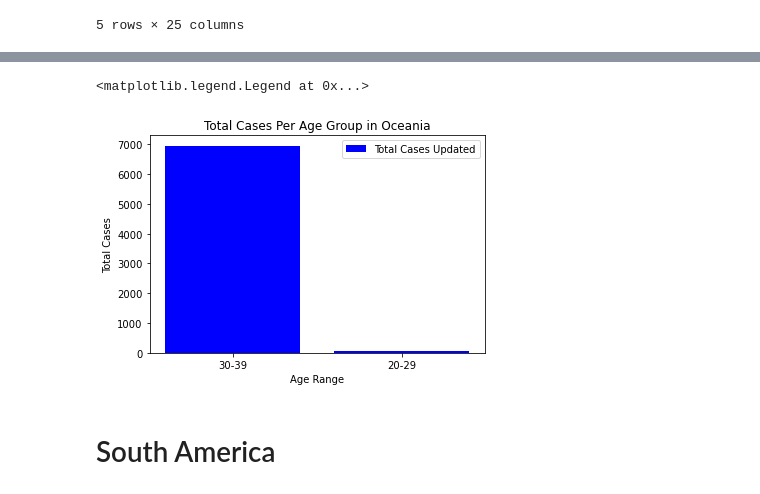
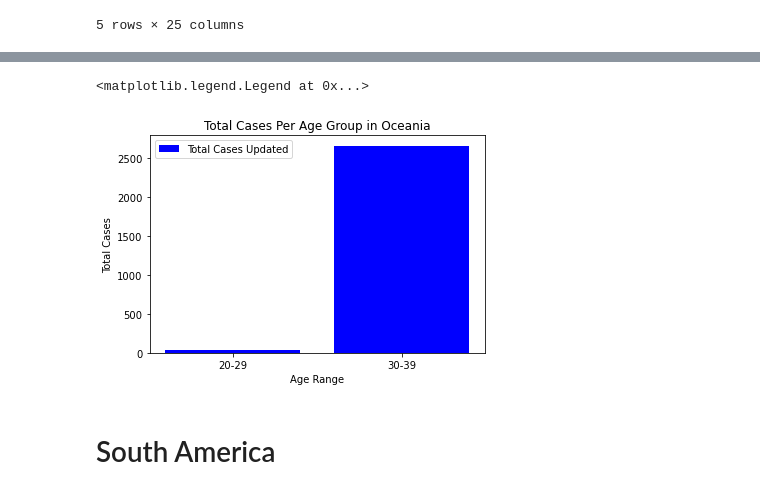
Before and after one commit to pmmfs/capstone-project, a Jupyter notebook: analysis_median_age_per_continent/Median_Age Analysis.ipynb, the cells around one changed output, grey strips where cells are left out. Saved outputs shown, nothing was run; the diff lists cells and outputs as text; code cells hidden in the pictures.

```diff
--- a/analysis_median_age_per_continent/Median_Age Analysis.ipynb
+++ b/analysis_median_age_per_continent/Median_Age Analysis.ipynb
@@ -11,7 +11,7 @@ from matplotlib import pyplot as plt
 %matplotlib inline
 # %%
 # Import dataset & store into dataframe
-merged_covid_df = pd.read_csv("../Resources/merged_covid_FINAL.csv")
+merged_covid_df = pd.read_csv("merged_covid_FINAL.csv")
 merged_covid_df.head()
 # %% [output]
 |  | primary_key_reaction | date_updated | iso_code | continent | location | population | population_density | ... |
@@ -805,3 +809,6 @@ median_age_Oceania.head()
 | New Zealand | 4822233.0 | 18.206 | 37.9 | 5.684426 | 0.000118 | 0.090164 | ... |
 | Papua New Guinea | 8947027.0 | 18.220 | 22.6 | 2.798780 | 0.000031 | 0.030488 | ... |
 5 rows × 25 columns
+# %%
+med_OS = median_age_Oceania.groupby("Age_Range").mean()
+med_OS
@@ -807,0 +823,3 @@ median_age_Oceania.head()
+# %%
+med_OS1= med_OS.dropna()
+med_OS1
@@ -808,16 +832,16 @@ median_age_Oceania.head()
 # %%
 # Create the plot.
-plt.bar(median_age_Oceania.Age_Range, median_age_Oceania["total_cases_updated"], color="blue", label='Total Cases Updated')
+plt.bar(med_OS1.index, med_OS1["total_cases_updated"], color="blue", label='Total Cases Updated')
 # Create labels for the x and y axes.
 plt.xlabel("Age Range")
 plt.ylabel("Total Cases")
 # Create a title.
 plt.title("Total Cases Per Age Group in Oceania")
 # Add the legend.
 plt.legend()
 # %% [output]
 <matplotlib.legend.Legend at 0x...>
-[figure, old version]
+[figure, new version]
 # %% [markdown]
 # South America
 # %%
```
Also changed, not shown: parts of 20 cells of this notebook, 31 other files.
